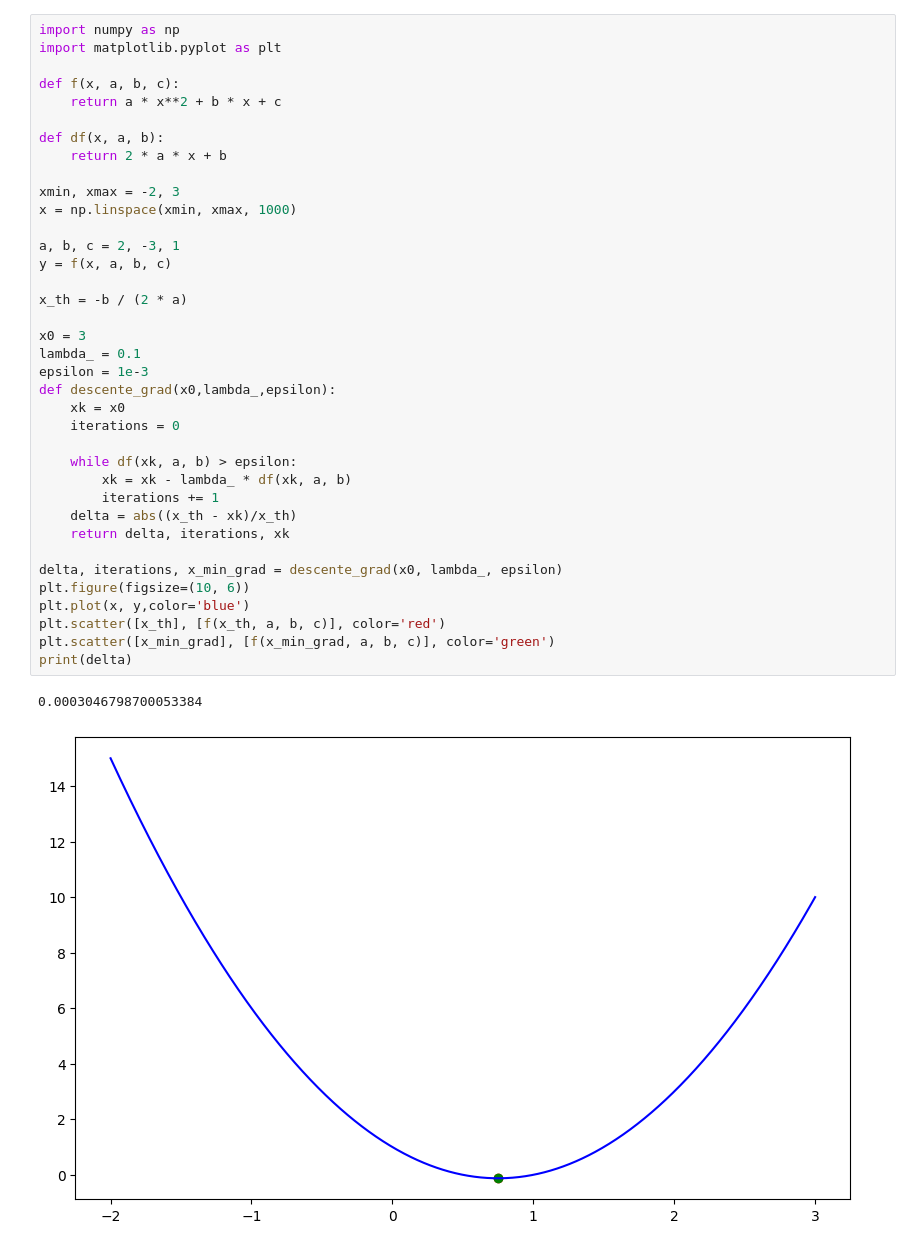
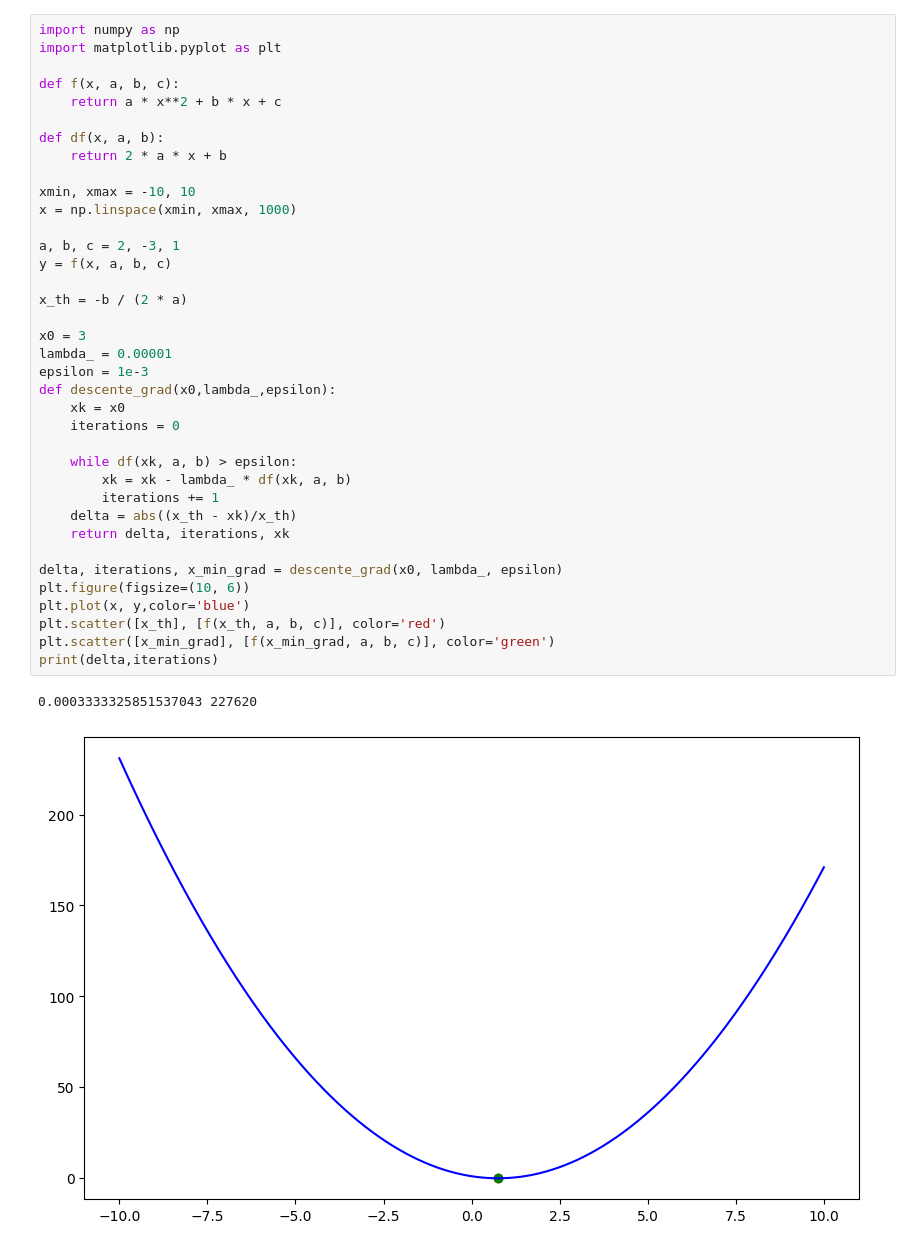
Before and after one commit to Nathan-chopin/SSL, a Jupyter notebook: TP1/tp_ex6a.ipynb, the cells around one changed output. Saved outputs shown, nothing was run; the diff lists cells and outputs as text.

```diff
--- a/TP1/tp_ex6a.ipynb
+++ b/TP1/tp_ex6a.ipynb
@@ -6,37 +6,37 @@ def f(x, a, b, c):
     return a * x**2 + b * x + c
 
 def df(x, a, b):
     return 2 * a * x + b
 
-xmin, xmax = -2, 3
+xmin, xmax = -10, 10
 x = np.linspace(xmin, xmax, 1000)
 
 a, b, c = 2, -3, 1
 y = f(x, a, b, c)
 
 x_th = -b / (2 * a)
 
 x0 = 3
-lambda_ = 0.1
+lambda_ = 0.00001
 epsilon = 1e-3
 def descente_grad(x0,lambda_,epsilon):
     xk = x0
     iterations = 0
 
     while df(xk, a, b) > epsilon:
         xk = xk - lambda_ * df(xk, a, b)
         iterations += 1
     delta = abs((x_th - xk)/x_th)
     return delta, iterations, xk
 
 delta, iterations, x_min_grad = descente_grad(x0, lambda_, epsilon)
 plt.figure(figsize=(10, 6))
 plt.plot(x, y,color='blue')
 plt.scatter([x_th], [f(x_th, a, b, c)], color='red')
 plt.scatter([x_min_grad], [f(x_min_grad, a, b, c)], color='green')
-print(delta)
+print(delta,iterations)
 # %% [output]
-0.0003046798700053384
+0.0003333325851537043 227620
-[figure, old version]
+[figure, new version]
 # %%
 Delta, Iterations, Lambda = [], [], []
```
Also changed, not shown: parts of 1 cell of this notebook, 1 other file.
